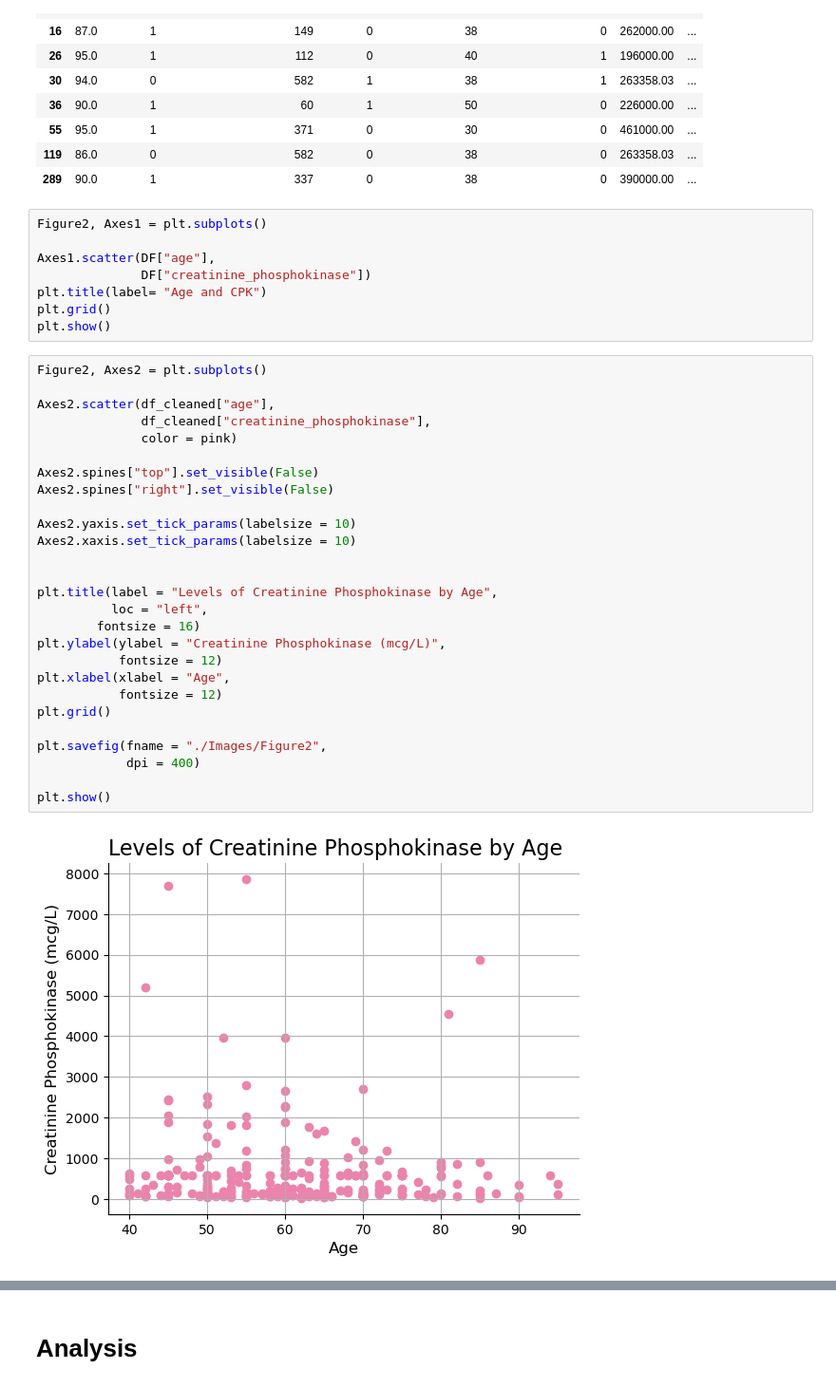
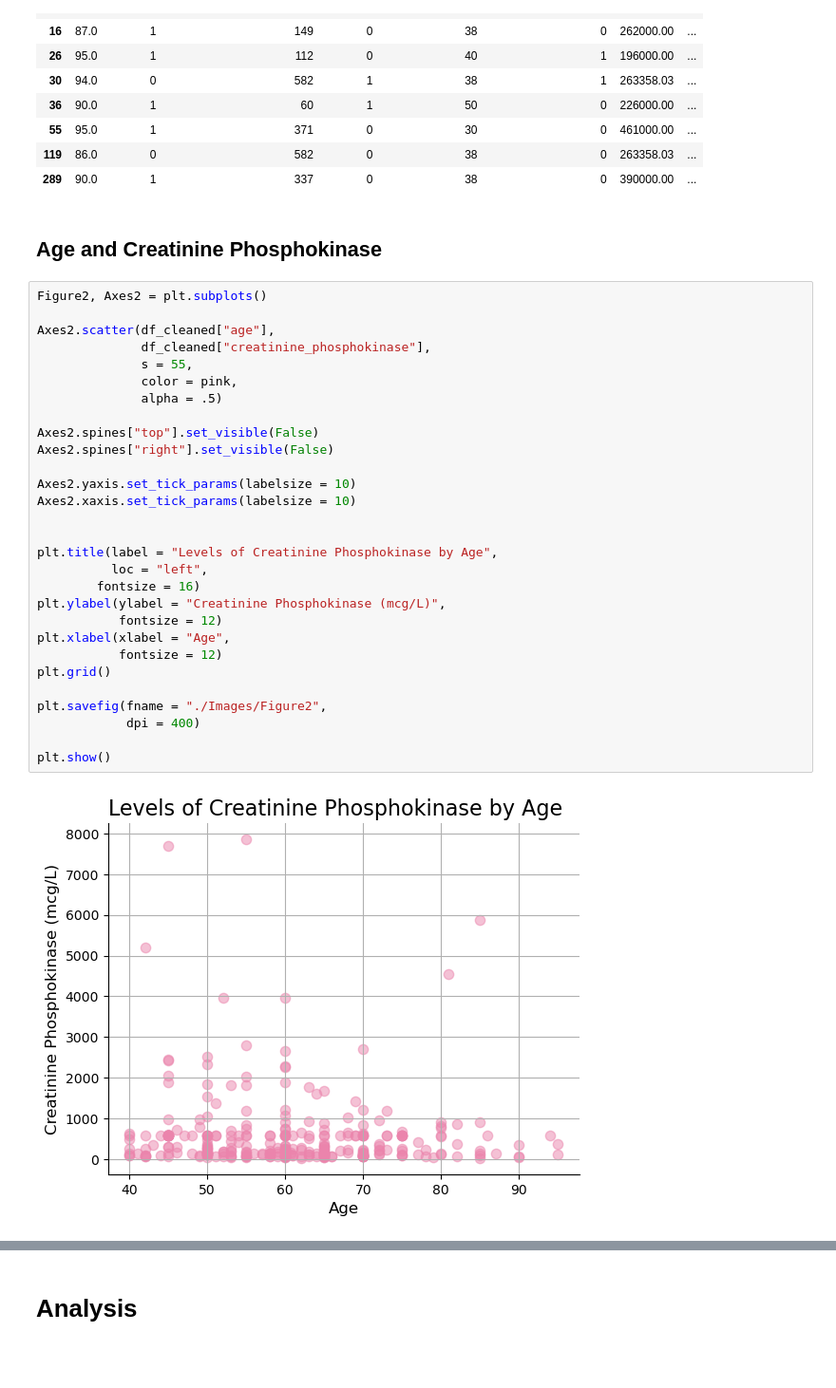
Before and after one commit to data-analyst05/MortalityPrediction_HeartFailure, a Jupyter notebook: index.ipynb, the cells around one changed output, grey strips where cells are left out. Shown at 95% size. Saved outputs shown, nothing was run; the diff lists cells and outputs as text; blank space fills up the shorter version.

Commit message:
update readme and plots

```diff
--- a/index.ipynb
+++ b/index.ipynb
@@ -223,40 +215,36 @@ df_cleaned[df_cleaned["age"] > 85]
 | 55 | 95.0 | 1 | 371 | 0 | 30 | 0 | 461000.00 | ... |
 | 119 | 86.0 | 0 | 582 | 0 | 38 | 0 | 263358.03 | ... |
 | 289 | 90.0 | 1 | 337 | 0 | 38 | 0 | 390000.00 | ... |
-# %%
-Figure2, Axes1 = plt.subplots()
-
-Axes1.scatter(DF["age"],
-              DF["creatinine_phosphokinase"])
-plt.title(label= "Age and CPK")
-plt.grid()
-plt.show()
+# %% [markdown]
+## Age and Creatinine Phosphokinase
 # %%
 Figure2, Axes2 = plt.subplots()
 
 Axes2.scatter(df_cleaned["age"],
               df_cleaned["creatinine_phosphokinase"],
-              color = pink)
+              s = 55,
+              color = pink,
+              alpha = .5)
 
 Axes2.spines["top"].set_visible(False)
 Axes2.spines["right"].set_visible(False)
 
 Axes2.yaxis.set_tick_params(labelsize = 10)
 Axes2.xaxis.set_tick_params(labelsize = 10)
 
 
 plt.title(label = "Levels of Creatinine Phosphokinase by Age",
           loc = "left",
         fontsize = 16)
 plt.ylabel(ylabel = "Creatinine Phosphokinase (mcg/L)",
            fontsize = 12)
 plt.xlabel(xlabel = "Age",
            fontsize = 12)
 plt.grid()
 
 plt.savefig(fname = "./Images/Figure2",
             dpi = 400)
 
 plt.show()
 # %% [output]
-[figure, old version]
+[figure, new version]
```
Also changed, not shown: parts of 4 cells of this notebook, 5 other files.
